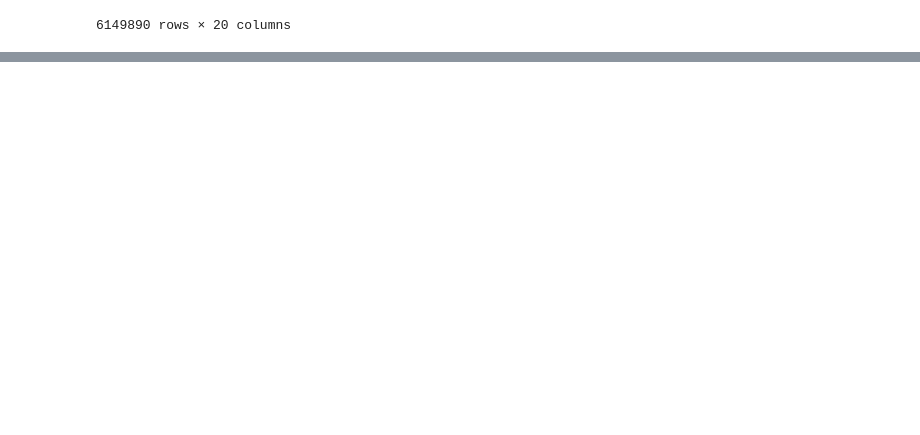
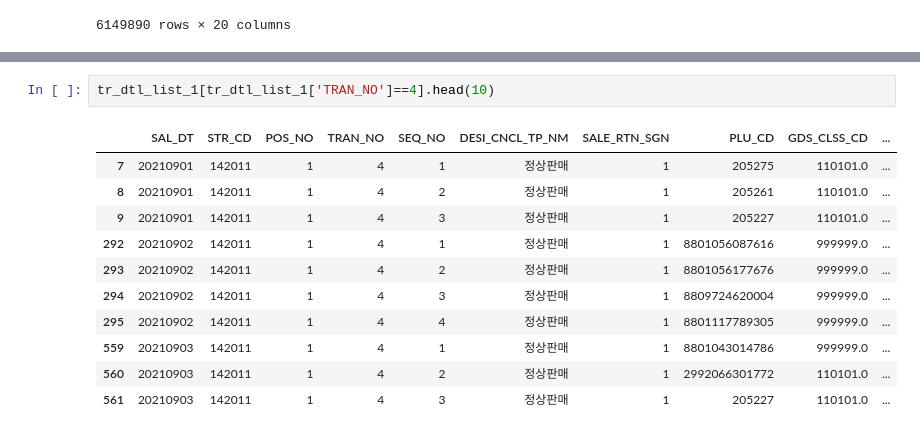
Before and after one commit to shinjangwoon/Store_Analysis, a Jupyter notebook: EDA/EDA.ipynb, the cells around one changed output, grey strips where cells are left out. Drawn from its saved outputs; the diff is of its cells as text; blank space fills up the shorter version.

```diff
--- a/EDA/EDA.ipynb
+++ b/EDA/EDA.ipynb
@@ -369,0 +499,14 @@ tr_dtl_list_0[tr_dtl_list_0['']]
+# %%
+tr_dtl_list_1[tr_dtl_list_1['TRAN_NO']==4].head(10)
+# %% [output]
+|  | SAL_DT | STR_CD | POS_NO | TRAN_NO | SEQ_NO | DESI_CNCL_TP_NM | SALE_RTN_SGN | PLU_CD | GDS_CLSS_CD | ... |
+| 7 | 20210901 | 142011 | 1 | 4 | 1 | 정상판매 | 1 | 205275 | 110101.0 | ... |
+| 8 | 20210901 | 142011 | 1 | 4 | 2 | 정상판매 | 1 | 205261 | 110101.0 | ... |
+| 9 | 20210901 | 142011 | 1 | 4 | 3 | 정상판매 | 1 | 205227 | 110101.0 | ... |
+| 292 | 20210902 | 142011 | 1 | 4 | 1 | 정상판매 | 1 | 8801056087616 | 999999.0 | ... |
+| 293 | 20210902 | 142011 | 1 | 4 | 2 | 정상판매 | 1 | 8801056177676 | 999999.0 | ... |
+| 294 | 20210902 | 142011 | 1 | 4 | 3 | 정상판매 | 1 | 8809724620004 | 999999.0 | ... |
+| 295 | 20210902 | 142011 | 1 | 4 | 4 | 정상판매 | 1 | 8801117789305 | 999999.0 | ... |
+| 559 | 20210903 | 142011 | 1 | 4 | 1 | 정상판매 | 1 | 8801043014786 | 999999.0 | ... |
+| 560 | 20210903 | 142011 | 1 | 4 | 2 | 정상판매 | 1 | 2992066301772 | 110101.0 | ... |
+| 561 | 20210903 | 142011 | 1 | 4 | 3 | 정상판매 | 1 | 205227 | 110101.0 | ... |
```
Also changed, not shown: parts of 13 cells of this notebook.
